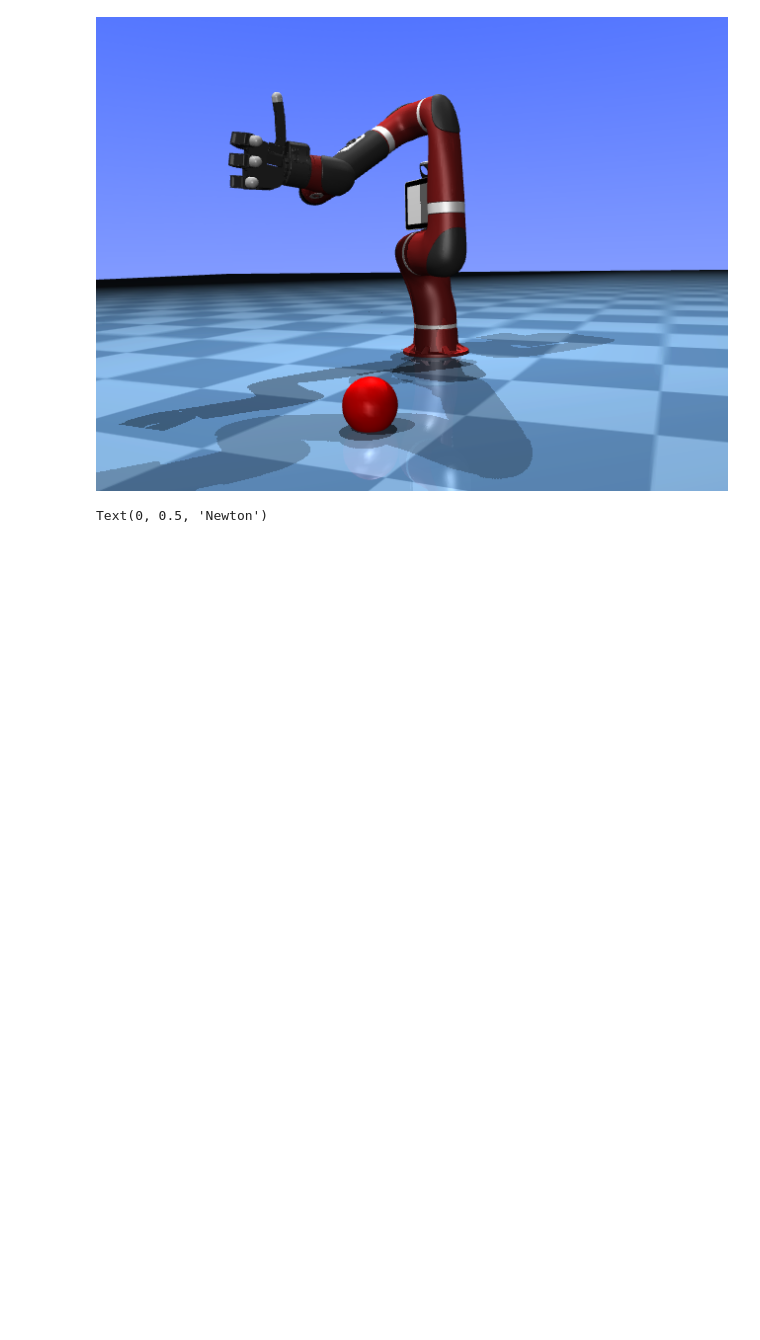
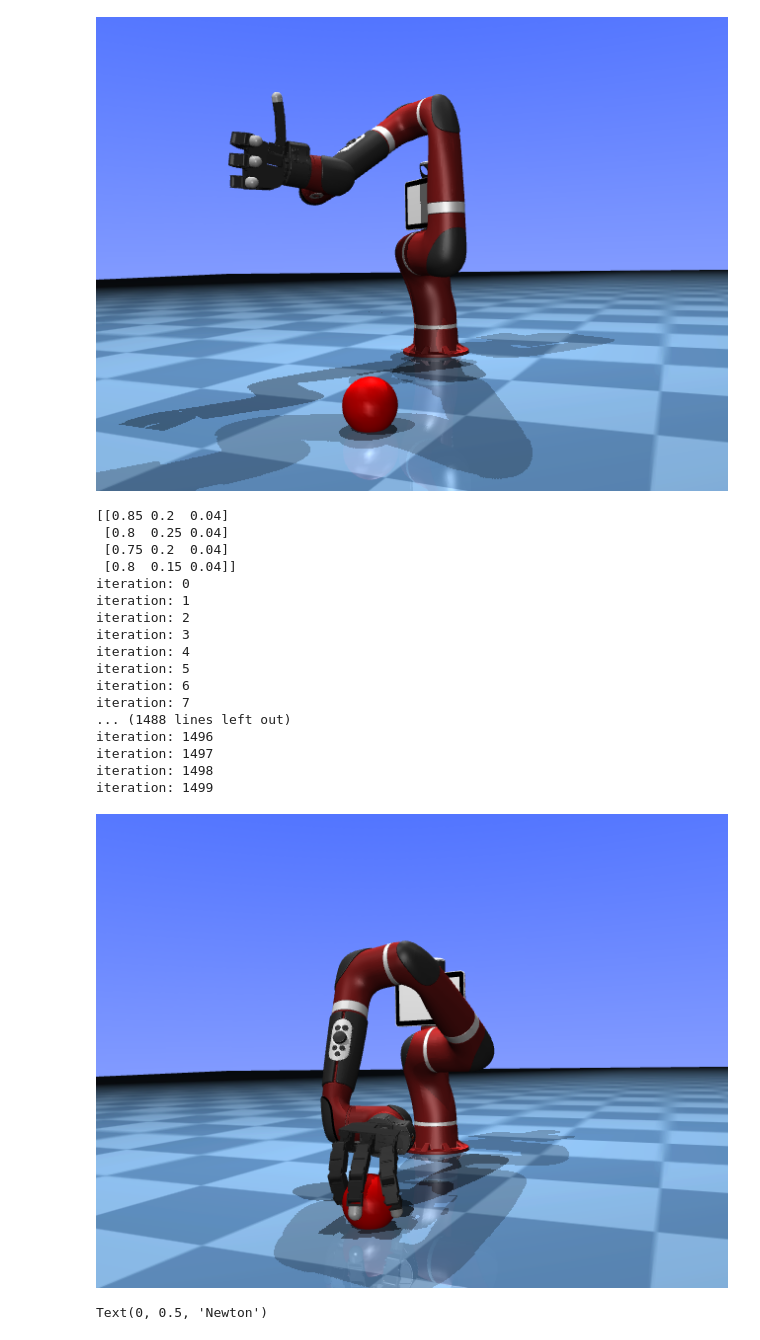
Before and after one commit to ucb-ee106-classrooms/project-3-jsa, a Jupyter notebook: project4/main.ipynb, the cells around one changed output. Cells and saved outputs as stored; diff of their text form; code cells hidden in the pictures; blank space fills up the shorter version.

```diff
--- a/project4/main.ipynb
+++ b/project4/main.ipynb
@@ -189,7 +195,11 @@ def generate_ball_contact_points():
     """
     Generates contact points for each finger on the surface of the ball
     """
-    #YOUR CODE HERE
+    loc = ball_body.pos
+    r = ball_geom.size[0]
+
+    return np.array([np.array(loc + [r, 0, 0]), np.array(loc + [0, r, 0]), np.array(loc + [-r, 0, 0]), np.array(loc + [0, -r, 0])])
+
 
 def calculate_ball_contact_normals(contact_points: np.array, ball_center: np.array):
     """
@@ -228,7 +238,10 @@ PIL.Image.fromarray(physics.render(height=480, width=640, camera_id=camera_id2))
 set_initial_configuration(physics)
 body_names = ['sawyer/allegro_right/palm', 'sawyer/allegro_right/ff_tip_rubber', 'sawyer/allegro_right/mf_tip_rubber', 'sawyer/allegro_right/rf_tip_rubber', 'sawyer/allegro_right/th_tip_rubber']
 body_positions = [[ 0.674, -0.185, 0.524], [ 0.723, -0.113, 0.56 ], [ 0.723, -0.118, 0.516], [ 0.736, -0.113, 0.469], [ 0.601, -0.143, 0.67 ]]
-body_orientations = [[-0.626, -0.589, -0.392, -0.329], [ 0.33 , 0.305, -0.676, -0.584], [ 0.347, 0.286, -0.652, -0.61 ], [ 0.017, -0.071, -0.724, -0.686], [-0.967, 0.061, 0.029, 0.245]]
+body_orientations =  [[-0.626, -0.589, -0.392, -0.329], [ 0.33 , 0.305, -0.676, -0.584], [ 0.347, 0.286, -0.652, -0.61 ], [ 0.017, -0.071, -0.724, -0.686], [-0.967, 0.061, 0.029, 0.245]]
+
+body_orientations_test = [[0, 0, 0, 1], [0, 0, 0, 1], [0, 0, 0, 1], [0, 0, 0, 1], [0, 0, 0, 1]]
+
 
 step_size = 0.05
 tol = 0.01
@@ -239,7 +252,7 @@ jacp = np.zeros((3, physics.model.nv), dtype=np.float64, order='C')
 jacr = np.zeros((3, physics.model.nv), dtype=np.float64, order='C')
 Ik = LevenbergMarquardtIK(physics.model, physics.data, step_size, tol, alpha, jacp, jacr, damping, max_steps, physics)
 
-newpos = Ik.calculate(body_positions, body_orientations, body_names)
+newpos = Ik.calculate(body_positions, body_orientations_test, body_names)
 physics.data.qpos[:] = newpos
 
 physics.forward()
@@ -263,5 +276,48 @@ iteration: 997
 iteration: 998
 iteration: 999
 [figure]
+# %%
+set_initial_configuration(physics)
+body_names = ['sawyer/allegro_right/mf_tip_rubber', 'sawyer/allegro_right/ff_tip_rubber','sawyer/allegro_right/th_tip_rubber', 'sawyer/allegro_right/rf_tip_rubber']
+body_positions = generate_ball_contact_points()
+print(body_positions)
+body_orientations =  [[0, 0, 0, 1], [0, 0, 0, 1], [0, 0, 0, 1], [0, 0, 0, 1]]
+
+body_orientations_test = [[0, 0, 0, -1], [0, 0, 0, -1], [0, 0, 0, -1], [0, 0, 0, -1], [0, 0, 0, -1]]
+
+
+step_size = 0.05
+tol = 0.01
+alpha = 0.05
+damping = 0.05
+max_steps = 1500
+jacp = np.zeros((3, physics.model.nv), dtype=np.float64, order='C')
+jacr = np.zeros((3, physics.model.nv), dtype=np.float64, order='C')
+Ik = LevenbergMarquardtIK(physics.model, physics.data, step_size, tol, alpha, jacp, jacr, damping, max_steps, physics)
+
+newpos = Ik.calculate(body_positions, body_orientations, body_names)
+physics.data.qpos[:] = newpos
+
+physics.forward()
+PIL.Image.fromarray(physics.render(height=480, width=640, camera_id=camera_id2))
+# %% [output]
+[[0.85 0.2  0.04]
+ [0.8  0.25 0.04]
+ [0.75 0.2  0.04]
+ [0.8  0.15 0.04]]
+iteration: 0
+iteration: 1
+iteration: 2
+iteration: 3
+iteration: 4
+iteration: 5
+iteration: 6
+iteration: 7
+... (1488 lines left out)
+iteration: 1496
+iteration: 1497
+iteration: 1498
+iteration: 1499
+[figure, added]
 # %%
 from PIL import Image
```
Also changed, not shown: parts of 2 cells of this notebook, 1 other file.
